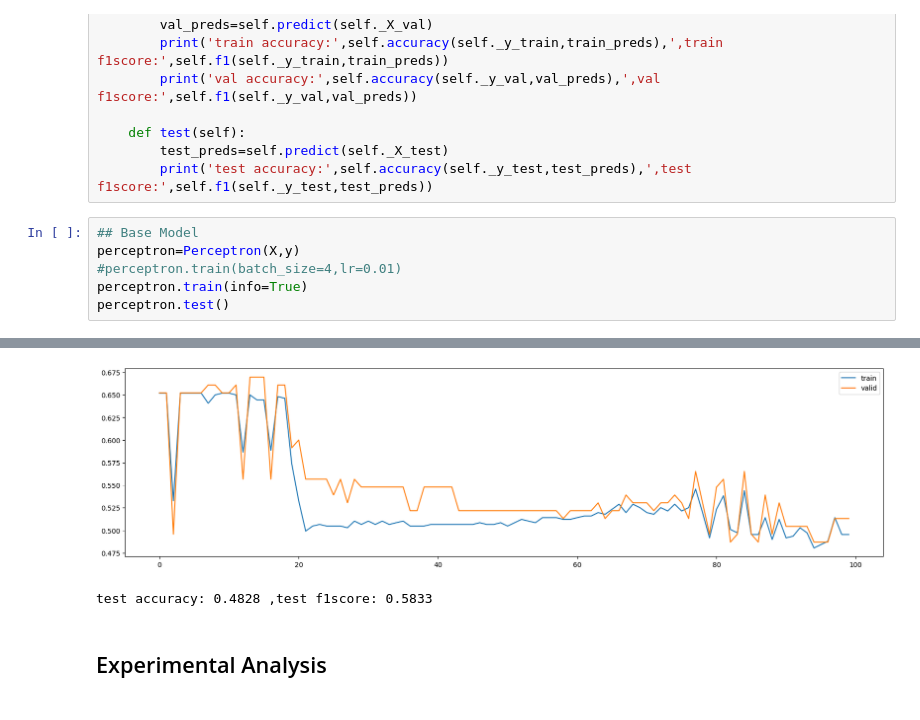
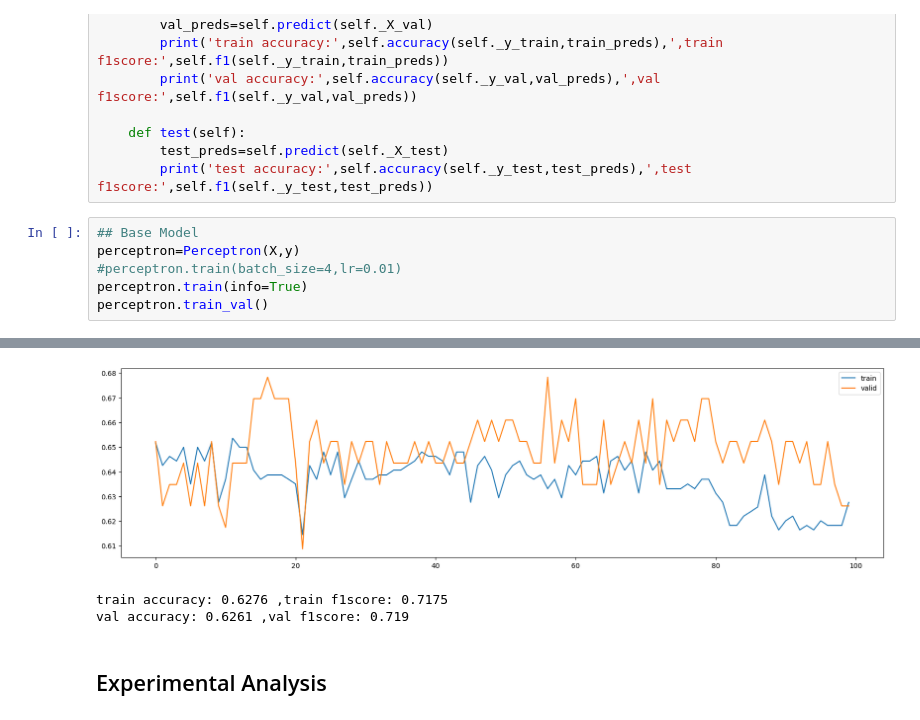
Before and after one commit to dhashu0015/Deep-Learning, a Jupyter notebook: Assignment 1/Perceptron.ipynb, the cells around one changed output, grey strips where cells are left out. Saved outputs shown, nothing was run; the diff lists cells and outputs as text.

```diff
--- a/Assignment 1/Perceptron.ipynb
+++ b/Assignment 1/Perceptron.ipynb
@@ -159,7 +172,7 @@ class Perceptron:
 perceptron=Perceptron(X,y)
 #perceptron.train(batch_size=4,lr=0.01)
 perceptron.train(info=True)
-perceptron.test()
+perceptron.train_val()
 # %% [output]
 Splitted Data into Train,Val,Test with ratios: [0.7, 0.15, 0.15]
 (537, 8) (115, 8) (116, 8) (537,) (115,) (116,)
@@ -181,5 +194,6 @@ f1 scores:  0.6178 0.6111
-[figure, old version]
+[figure, new version]
-test accuracy: 0.4828 ,test f1score: 0.5833
+train accuracy: 0.6276 ,train f1score: 0.7175
+val accuracy: 0.6261 ,val f1score: 0.719
 # %% [markdown]
 ## Experimental Analysis
 # %%
```
Also changed, not shown: parts of 4 cells of this notebook, 4 other files.
